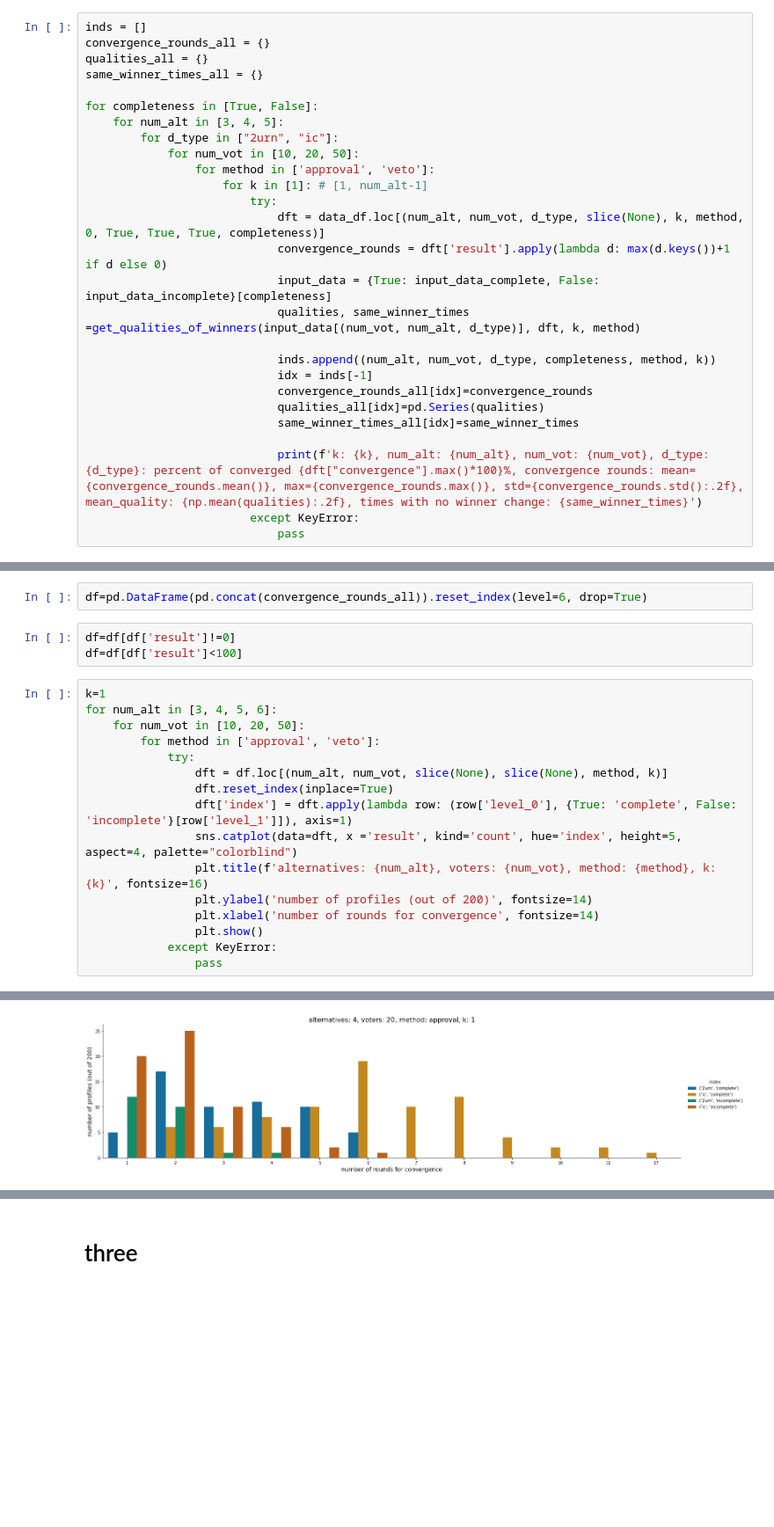
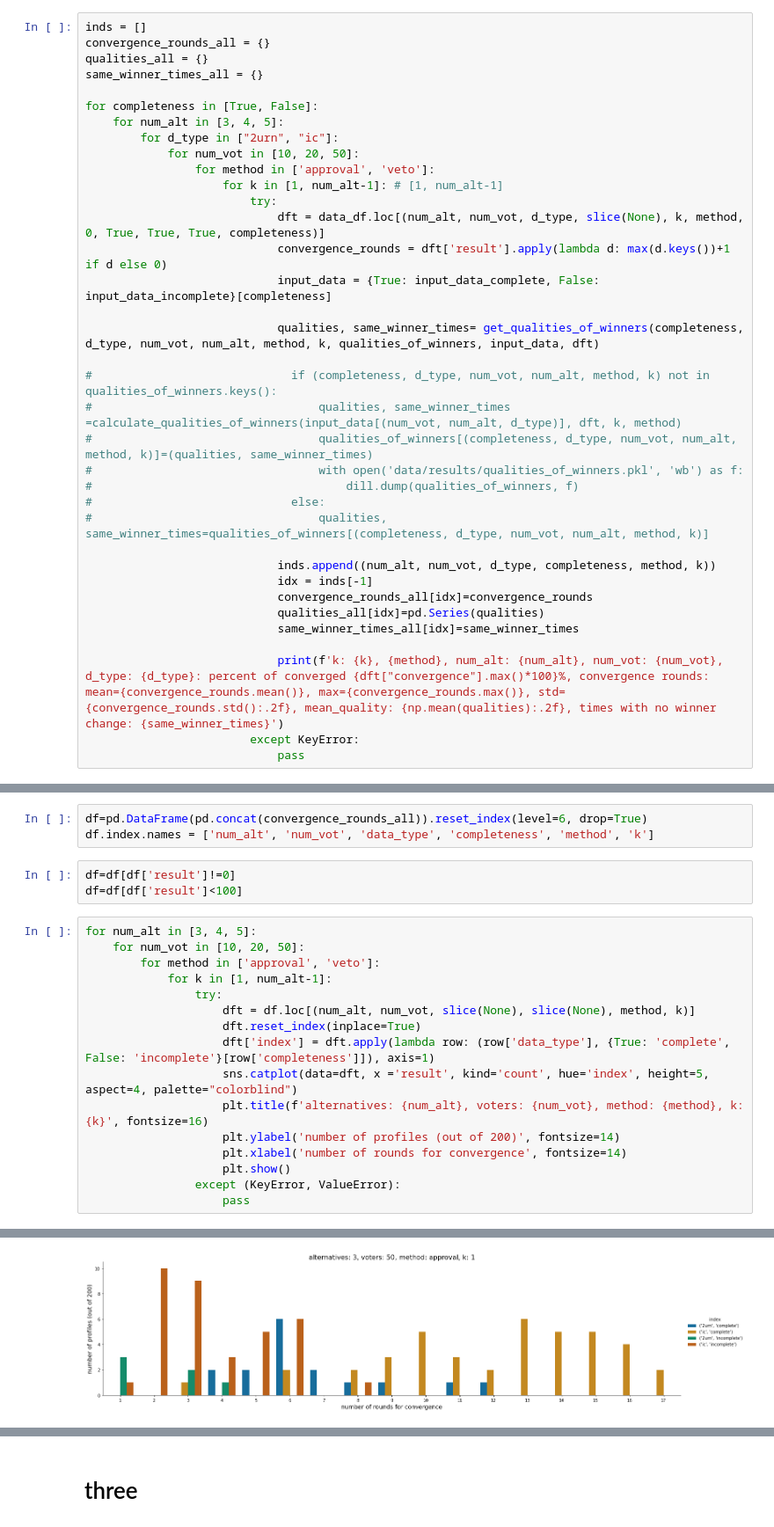
Before and after one commit to PanagiotisTerzopoulos/iterative_voting_with_partial_preferences, a Jupyter notebook: orchestration_plots.ipynb, the cells around one changed output, grey strips where cells are left out. Shown at 88% size. Saved outputs shown, nothing was run; the diff lists cells and outputs as text; blank space fills up the shorter version.

Commit message:
save qualities of winners for quick retrieval in visualizations and improve plots nb

```diff
--- a/orchestration_plots.ipynb
+++ b/orchestration_plots.ipynb
@@ -103,12 +119,21 @@ for completeness in [True, False]:
         for d_type in ["2urn", "ic"]:
             for num_vot in [10, 20, 50]:
                 for method in ['approval', 'veto']:
-                    for k in [1]: # [1, num_alt-1]
+                    for k in [1, num_alt-1]: # [1, num_alt-1]
                         try:
                             dft = data_df.loc[(num_alt, num_vot, d_type, slice(None), k, method, 0, True, True, True, completeness)]
                             convergence_rounds = dft['result'].apply(lambda d: max(d.keys())+1 if d else 0)
                             input_data = {True: input_data_complete, False: input_data_incomplete}[completeness]
-                            qualities, same_winner_times =get_qualities_of_winners(input_data[(num_vot, num_alt, d_type)], dft, k, method)
+
+                            qualities, same_winner_times= get_qualities_of_winners(completeness, d_type, num_vot, num_alt, method, k, qualities_of_winners, input_data, dft)
+
+#                             if (completeness, d_type, num_vot, num_alt, method, k) not in qualities_of_winners.keys():
+#                                 qualities, same_winner_times =calculate_qualities_of_winners(input_data[(num_vot, num_alt, d_type)], dft, k, method)
+#                                 qualities_of_winners[(completeness, d_type, num_vot, num_alt, method, k)]=(qualities, same_winner_times)
+#                                 with open('data/results/qualities_of_winners.pkl', 'wb') as f:
+#                                     dill.dump(qualities_of_winners, f)
+#                             else:
+#                                 qualities, same_winner_times=qualities_of_winners[(completeness, d_type, num_vot, num_alt, method, k)]
 
                             inds.append((num_alt, num_vot, d_type, completeness, method, k))
                             idx = inds[-1]
@@ -116,7 +141,7 @@ for completeness in [True, False]:
                             qualities_all[idx]=pd.Series(qualities)
                             same_winner_times_all[idx]=same_winner_times
 
-                            print(f'k: {k}, num_alt: {num_alt}, num_vot: {num_vot}, d_type: {d_type}: percent of converged {dft["convergence"].max()*100}%, convergence rounds: mean={convergence_rounds.mean()}, max={convergence_rounds.max()}, std={convergence_rounds.std():.2f}, mean_quality: {np.mean(qualities):.2f}, times with no winner change: {same_winner_times}')
+                            print(f'k: {k}, {method}, num_alt: {num_alt}, num_vot: {num_vot}, d_type: {d_type}: percent of converged {dft["convergence"].max()*100}%, convergence rounds: mean={convergence_rounds.mean()}, max={convergence_rounds.max()}, std={convergence_rounds.std():.2f}, mean_quality: {np.mean(qualities):.2f}, times with no winner change: {same_winner_times}')
                         except KeyError:
                             pass
 # %% [output]
@@ -176,23 +183,24 @@ k: 1, num_alt: 5, num_vot: 50, d_type: ic: percent of converged nan%, convergenc
 # one
 # %%
 df=pd.DataFrame(pd.concat(convergence_rounds_all)).reset_index(level=6, drop=True)
+df.index.names = ['num_alt', 'num_vot', 'data_type', 'completeness', 'method', 'k']
 # %%
 df=df[df['result']!=0]
 df=df[df['result']<100]
 # %%
-k=1
-for num_alt in [3, 4, 5, 6]:
+for num_alt in [3, 4, 5]:
     for num_vot in [10, 20, 50]:
         for method in ['approval', 'veto']:
-            try:
-                dft = df.loc[(num_alt, num_vot, slice(None), slice(None), method, k)]
-                dft.reset_index(inplace=True)
-                dft['index'] = dft.apply(lambda row: (row['level_0'], {True: 'complete', False: 'incomplete'}[row['level_1']]), axis=1)
-                sns.catplot(data=dft, x ='result', kind='count', hue='index', height=5, aspect=4, palette="colorblind")
-                plt.title(f'alternatives: {num_alt}, voters: {num_vot}, method: {method}, k: {k}', fontsize=16)
-                plt.ylabel('number of profiles (out of 200)', fontsize=14)
-                plt.xlabel('number of rounds for convergence', fontsize=14)
-                plt.show()
-            except KeyError:
-                pass
+            for k in [1, num_alt-1]:
+                try:
+                    dft = df.loc[(num_alt, num_vot, slice(None), slice(None), method, k)]
+                    dft.reset_index(inplace=True)
+                    dft['index'] = dft.apply(lambda row: (row['data_type'], {True: 'complete', False: 'incomplete'}[row['completeness']]), axis=1)
+                    sns.catplot(data=dft, x ='result', kind='count', hue='index', height=5, aspect=4, palette="colorblind")
+                    plt.title(f'alternatives: {num_alt}, voters: {num_vot}, method: {method}, k: {k}', fontsize=16)
+                    plt.ylabel('number of profiles (out of 200)', fontsize=14)
+                    plt.xlabel('number of rounds for convergence', fontsize=14)
+                    plt.show()
+                except (KeyError, ValueError):
+                    pass
 # %% [output]
@@ -207 +215 @@ for num_alt in [3, 4, 5, 6]:
-[figure, old version]
+[figure, new version]
```
Also changed, not shown: parts of 17 cells of this notebook, 1 other file.
